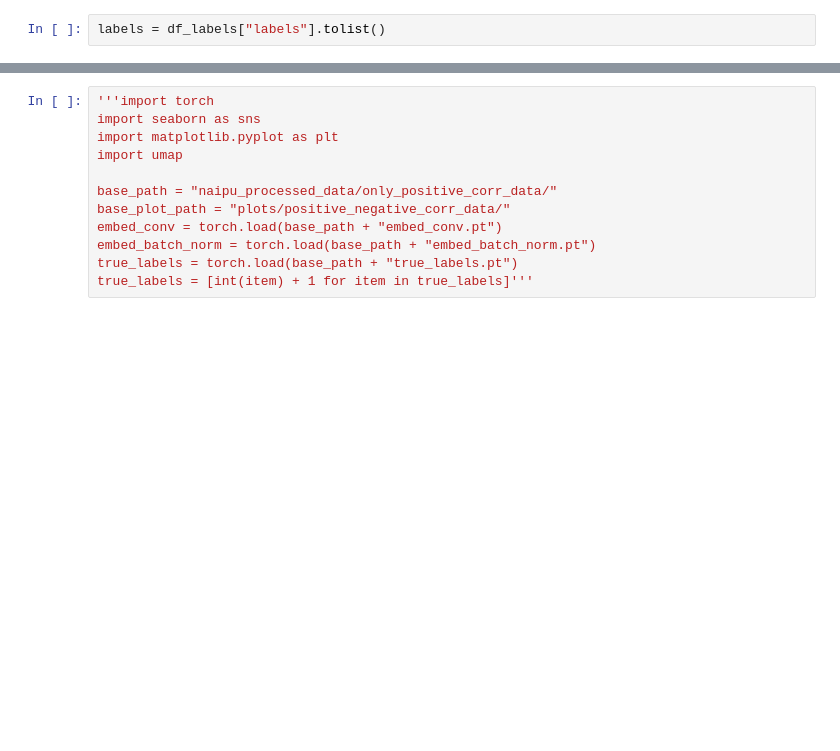
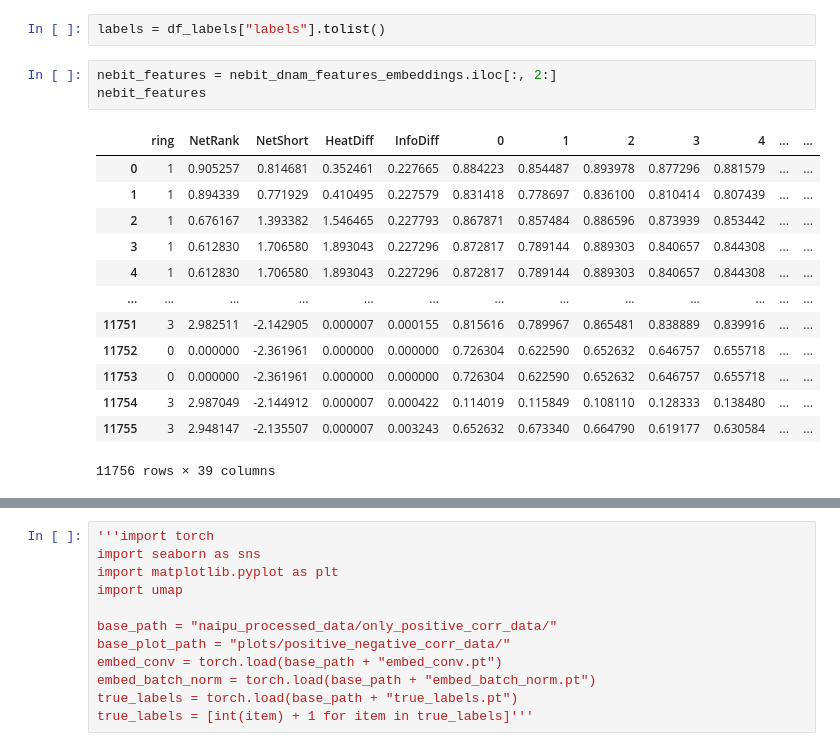
Before and after one commit to anuprulez/nanodiag_biomarker_prediction, a Jupyter notebook: pu_label_propagation/analyse_niapu_features-merge-nedbit-dnam.ipynb, the cells around one changed output, grey strips where cells are left out. Drawn from its saved outputs; the diff is of its cells as text; blank space fills up the shorter version.

```diff
--- a/pu_label_propagation/analyse_niapu_features-merge-nedbit-dnam.ipynb
+++ b/pu_label_propagation/analyse_niapu_features-merge-nedbit-dnam.ipynb
@@ -326,6 +330,23 @@ df_labels
 11756 rows × 2 columns
 # %%
 labels = df_labels["labels"].tolist()
+# %%
+nebit_features = nebit_dnam_features_embeddings.iloc[:, 2:]
+nebit_features
+# %% [output]
+|  | ring | NetRank | NetShort | HeatDiff | InfoDiff | 0 | 1 | 2 | 3 | 4 | ... | ... |
+| 0 | 1 | 0.905257 | 0.814681 | 0.352461 | 0.227665 | 0.884223 | 0.854487 | 0.893978 | 0.877296 | 0.881579 | ... | ... |
+| 1 | 1 | 0.894339 | 0.771929 | 0.410495 | 0.227579 | 0.831418 | 0.778697 | 0.836100 | 0.810414 | 0.807439 | ... | ... |
+| 2 | 1 | 0.676167 | 1.393382 | 1.546465 | 0.227793 | 0.867871 | 0.857484 | 0.886596 | 0.873939 | 0.853442 | ... | ... |
+| 3 | 1 | 0.612830 | 1.706580 | 1.893043 | 0.227296 | 0.872817 | 0.789144 | 0.889303 | 0.840657 | 0.844308 | ... | ... |
+| 4 | 1 | 0.612830 | 1.706580 | 1.893043 | 0.227296 | 0.872817 | 0.789144 | 0.889303 | 0.840657 | 0.844308 | ... | ... |
+| ... | ... | ... | ... | ... | ... | ... | ... | ... | ... | ... | ... | ... |
+| 11751 | 3 | 2.982511 | -2.142905 | 0.000007 | 0.000155 | 0.815616 | 0.789967 | 0.865481 | 0.838889 | 0.839916 | ... | ... |
+| 11752 | 0 | 0.000000 | -2.361961 | 0.000000 | 0.000000 | 0.726304 | 0.622590 | 0.652632 | 0.646757 | 0.655718 | ... | ... |
+| 11753 | 0 | 0.000000 | -2.361961 | 0.000000 | 0.000000 | 0.726304 | 0.622590 | 0.652632 | 0.646757 | 0.655718 | ... | ... |
+| 11754 | 3 | 2.987049 | -2.144912 | 0.000007 | 0.000422 | 0.114019 | 0.115849 | 0.108110 | 0.128333 | 0.138480 | ... | ... |
+| 11755 | 3 | 2.948147 | -2.135507 | 0.000007 | 0.003243 | 0.652632 | 0.673340 | 0.664790 | 0.619177 | 0.630584 | ... | ... |
+11756 rows × 39 columns
 # %%
 import seaborn as sns
 import matplotlib.pyplot as plt
```
Also changed, not shown: parts of 6 cells of this notebook, 4 other files.
